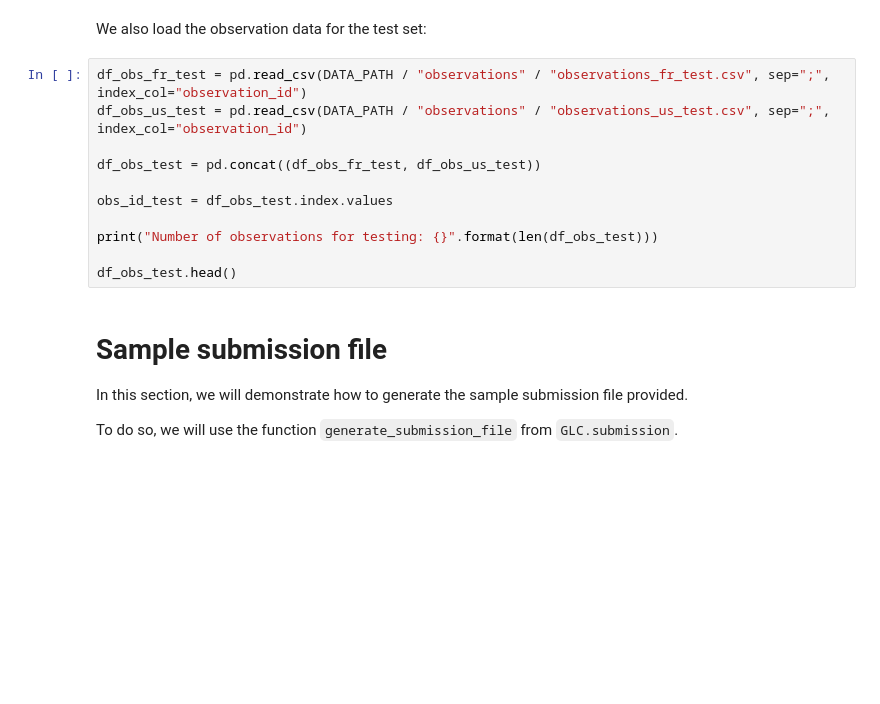
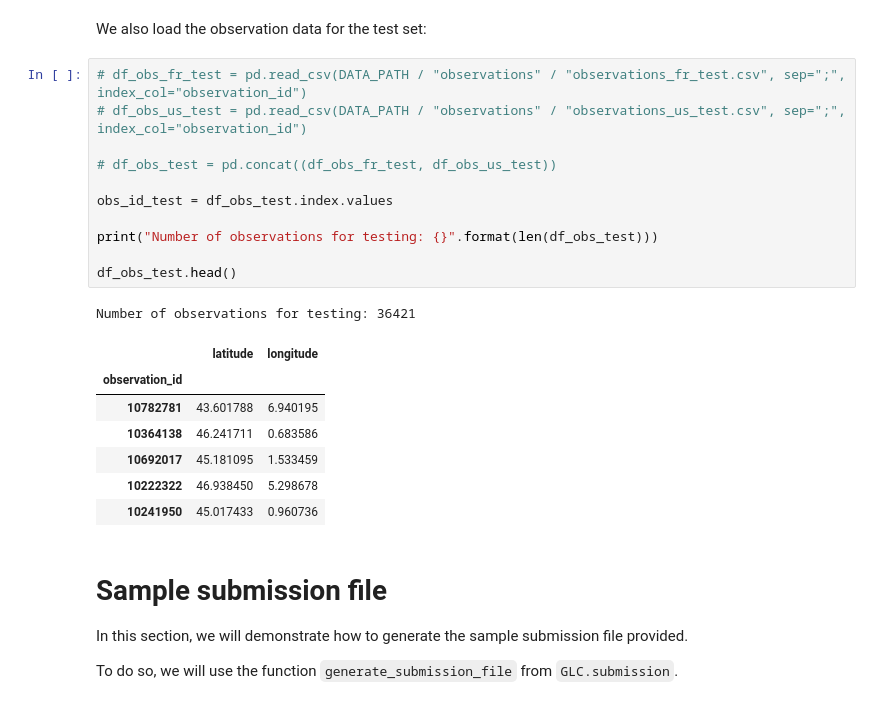
Before and after one commit to cloud-erik/5511, a Jupyter notebook: geolifeclef2022.ipynb, the cells around one changed output. Saved outputs shown, nothing was run; the diff lists cells and outputs as text; blank space fills up the shorter version.

```diff
--- a/geolifeclef2022.ipynb
+++ b/geolifeclef2022.ipynb
@@ -427,16 +679,25 @@ print("Validation set size: {} ({:.1%} of train observations)".format(n_val, n_v
 # %% [markdown]
 We also load the observation data for the test set:
 # %%
-df_obs_fr_test = pd.read_csv(DATA_PATH / "observations" / "observations_fr_test.csv", sep=";", index_col="observation_id")
-df_obs_us_test = pd.read_csv(DATA_PATH / "observations" / "observations_us_test.csv", sep=";", index_col="observation_id")
+# df_obs_fr_test = pd.read_csv(DATA_PATH / "observations" / "observations_fr_test.csv", sep=";", index_col="observation_id")
+# df_obs_us_test = pd.read_csv(DATA_PATH / "observations" / "observations_us_test.csv", sep=";", index_col="observation_id")
 
-df_obs_test = pd.concat((df_obs_fr_test, df_obs_us_test))
+# df_obs_test = pd.concat((df_obs_fr_test, df_obs_us_test))
 
 obs_id_test = df_obs_test.index.values
 
 print("Number of observations for testing: {}".format(len(df_obs_test)))
 
 df_obs_test.head()
+# %% [output]
+Number of observations for testing: 36421
+|  | latitude | longitude |
+| observation_id |  |  |
+| 10782781 | 43.601788 | 6.940195 |
+| 10364138 | 46.241711 | 0.683586 |
+| 10692017 | 45.181095 | 1.533459 |
+| 10222322 | 46.938450 | 5.298678 |
+| 10241950 | 45.017433 | 0.960736 |
 # %% [markdown]
 # Sample submission file
 
```
Also changed, not shown: parts of 102 cells of this notebook.
